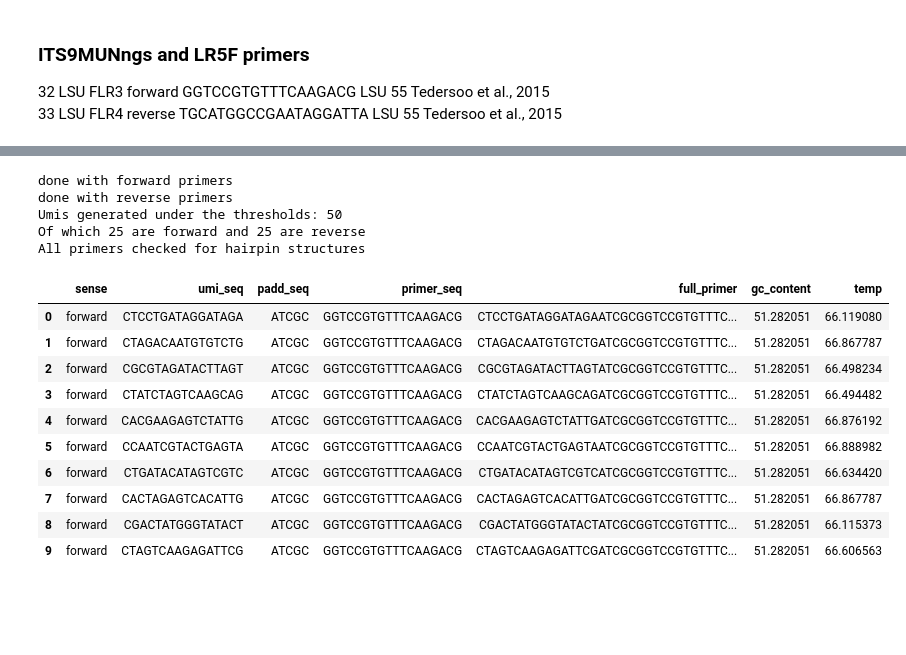
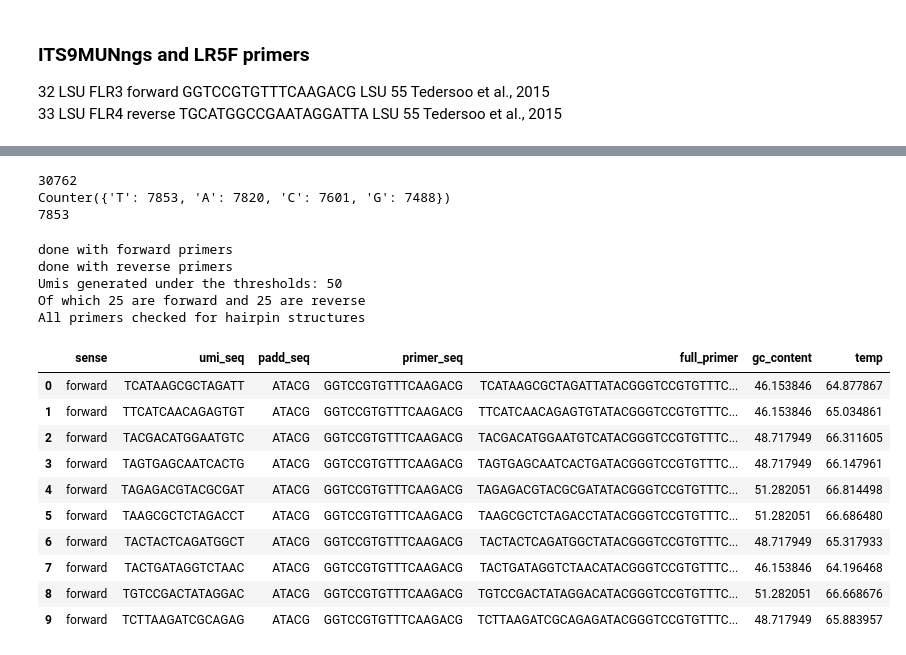
Before and after one commit to mftorres/ENTWINE, a Jupyter notebook: general_tools/create_test_umis.ipynb, the cells around one changed output, grey strips where cells are left out. Drawn from its saved outputs; the diff is of its cells as text; code cells hidden in the pictures; blank space fills up the shorter version.

```diff
--- a/general_tools/create_test_umis.ipynb
+++ b/general_tools/create_test_umis.ipynb
@@ -477,0 +558,7 @@ As a backup region, I will choose LSU because it is a longer fragment and is les
+# %%
+first_nn = [umi[0] for umi in umi_preselected]
+print(len(first_nn)) # should be the same number of umis in the pre-selected list
+print(Counter(first_nn))
+
+umis_selected = [umi for umi in umi_preselected if umi[0] == 'A']
+print(len(umis_selected))
@@ -486,7 +577,11 @@ As a backup region, I will choose LSU because it is a longer fragment and is les
 # blasting this padd against internal transcribed spacer sequences from fungi (core_nt)
 # return no significant matches (too short of a sequence)
 
-padd = 'ATCGC'
+# the selection of pad sequences affect GC content and annealing temperatures
+# AT have fewer bonds and split at lower temperatures
+# this pad is not in the target sequence (at least ITS2 and surrounding regions) nor in the primers
+
+padd = 'ATGAC'
 
 primer_forward = 'TACACACCGCCCGTCG'
 primer_reverse = 'CGATCGATTTGCACGTCAGA'
@@ -495,7 +590,7 @@ gc_min = 46
 gc_max = 54
 
 # no more than 5 degree difference in annealing temperatures between primer pairs
-temp_min = 62
+temp_min = 55
 temp_max = 67
 
 # how many tagged primers to generate
@@ -602,7 +697,7 @@ All primers checked for hairpin structures
 # blasting this padd against internal transcribed spacer sequences from fungi (core_nt)
 # return no significant matches (too short of a sequence)
 
-padd = 'ATCGC'
+padd = 'ATGAC'
 
 primer_forward = 'GTGARTCATCRARTYTTTG'
 primer_reverse = 'CGATCGATTTGCACGTCAGA'
@@ -703,3 +878,14 @@ All primers checked for hairpin structures
+# %%
+first_nn = [umi[0] for umi in umi_preselected]
+print(len(first_nn)) # should be the same number of umis in the pre-selected list
+print(Counter(first_nn))
+
+umis_selected = [umi for umi in umi_preselected if umi[0] == 'T']
+print(len(umis_selected))
+# %% [output]
+30762
+Counter({'T': 7853, 'A': 7820, 'C': 7601, 'G': 7488})
+7853
 # %%
 # finally, calculate GC content and annealing temperature
 # for the remaining 142435 umis (we need 96*2)
@@ -709,7 +895,7 @@ All primers checked for hairpin structures
 # blasting this padd against internal transcribed spacer sequences from fungi (core_nt)
 # return no significant matches (too short of a sequence)
 
-padd = 'ATCGC'
+padd = 'ATACG'
 
 primer_forward = 'GGTCCGTGTTTCAAGACG'
 primer_reverse = 'TGCATGGCCGAATAGGATTA'
@@ -762,40 +948,40 @@ for umi in umis_selected: # umi_preselected[0:20000] if you want to test things
                 break
 
 print('done with reverse primers')
 
 print('Umis generated under the thresholds: %s'%(len(tagged_primers)))
 print('Of which %s are forward and %s are reverse'%(len(tagged_primers[tagged_primers['sense'] == 'forward']),
                                                     len(tagged_primers[tagged_primers['sense'] == 'reverse'])))
 
 # checking for hairpins
 for row in tagged_primers.itertuples():
     for nn in ['A','T','C','G']:
         seq = re.sub('[NRYKMSWBDHV]',nn, row.full_primer, flags = re.IGNORECASE)
         structures = fold(seq) # doesn't like ambiguous nucleotides
         for struct in structures:
             if 'HAIRPIN' in str(struct.desc) and struct.e < 0:
                 print(f"Type: {struct.desc}, Position: {struct.ij}, Delta G: {struct.e:.2f} kcal/mol")
                 print(f"Concerning primer sequence: {row.full_primer.replace}")
 print('All primers checked for hairpin structures')
 
 # save the file
 tagged_primers.to_csv('./FLR3_FLR4-LSU_tagged.csv', sep = '\t', index_label = 'index')
 
 tagged_primers.head(10)
 # %% [output]
 done with forward primers
 done with reverse primers
 Umis generated under the thresholds: 50
 Of which 25 are forward and 25 are reverse
 All primers checked for hairpin structures
 |  | sense | umi_seq | padd_seq | primer_seq | full_primer | gc_content | temp |
-| 0 | forward | CTCCTGATAGGATAGA | ATCGC | GGTCCGTGTTTCAAGACG | CTCCTGATAGGATAGAATCGCGGTCCGTGTTTC... | 51.282051 | 66.119080 |
-| 1 | forward | CTAGACAATGTGTCTG | ATCGC | GGTCCGTGTTTCAAGACG | CTAGACAATGTGTCTGATCGCGGTCCGTGTTTC... | 51.282051 | 66.867787 |
-| 2 | forward | CGCGTAGATACTTAGT | ATCGC | GGTCCGTGTTTCAAGACG | CGCGTAGATACTTAGTATCGCGGTCCGTGTTTC... | 51.282051 | 66.498234 |
-| 3 | forward | CTATCTAGTCAAGCAG | ATCGC | GGTCCGTGTTTCAAGACG | CTATCTAGTCAAGCAGATCGCGGTCCGTGTTTC... | 51.282051 | 66.494482 |
-| 4 | forward | CACGAAGAGTCTATTG | ATCGC | GGTCCGTGTTTCAAGACG | CACGAAGAGTCTATTGATCGCGGTCCGTGTTTC... | 51.282051 | 66.876192 |
-| 5 | forward | CCAATCGTACTGAGTA | ATCGC | GGTCCGTGTTTCAAGACG | CCAATCGTACTGAGTAATCGCGGTCCGTGTTTC... | 51.282051 | 66.888982 |
-| 6 | forward | CTGATACATAGTCGTC | ATCGC | GGTCCGTGTTTCAAGACG | CTGATACATAGTCGTCATCGCGGTCCGTGTTTC... | 51.282051 | 66.634420 |
-| 7 | forward | CACTAGAGTCACATTG | ATCGC | GGTCCGTGTTTCAAGACG | CACTAGAGTCACATTGATCGCGGTCCGTGTTTC... | 51.282051 | 66.867787 |
-| 8 | forward | CGACTATGGGTATACT | ATCGC | GGTCCGTGTTTCAAGACG | CGACTATGGGTATACTATCGCGGTCCGTGTTTC... | 51.282051 | 66.115373 |
-| 9 | forward | CTAGTCAAGAGATTCG | ATCGC | GGTCCGTGTTTCAAGACG | CTAGTCAAGAGATTCGATCGCGGTCCGTGTTTC... | 51.282051 | 66.606563 |
+| 0 | forward | TCATAAGCGCTAGATT | ATACG | GGTCCGTGTTTCAAGACG | TCATAAGCGCTAGATTATACGGGTCCGTGTTTC... | 46.153846 | 64.877867 |
+| 1 | forward | TTCATCAACAGAGTGT | ATACG | GGTCCGTGTTTCAAGACG | TTCATCAACAGAGTGTATACGGGTCCGTGTTTC... | 46.153846 | 65.034861 |
+| 2 | forward | TACGACATGGAATGTC | ATACG | GGTCCGTGTTTCAAGACG | TACGACATGGAATGTCATACGGGTCCGTGTTTC... | 48.717949 | 66.311605 |
+| 3 | forward | TAGTGAGCAATCACTG | ATACG | GGTCCGTGTTTCAAGACG | TAGTGAGCAATCACTGATACGGGTCCGTGTTTC... | 48.717949 | 66.147961 |
+| 4 | forward | TAGAGACGTACGCGAT | ATACG | GGTCCGTGTTTCAAGACG | TAGAGACGTACGCGATATACGGGTCCGTGTTTC... | 51.282051 | 66.814498 |
+| 5 | forward | TAAGCGCTCTAGACCT | ATACG | GGTCCGTGTTTCAAGACG | TAAGCGCTCTAGACCTATACGGGTCCGTGTTTC... | 51.282051 | 66.686480 |
+| 6 | forward | TACTACTCAGATGGCT | ATACG | GGTCCGTGTTTCAAGACG | TACTACTCAGATGGCTATACGGGTCCGTGTTTC... | 48.717949 | 65.317933 |
+| 7 | forward | TACTGATAGGTCTAAC | ATACG | GGTCCGTGTTTCAAGACG | TACTGATAGGTCTAACATACGGGTCCGTGTTTC... | 46.153846 | 64.196468 |
+| 8 | forward | TGTCCGACTATAGGAC | ATACG | GGTCCGTGTTTCAAGACG | TGTCCGACTATAGGACATACGGGTCCGTGTTTC... | 51.282051 | 66.668676 |
+| 9 | forward | TCTTAAGATCGCAGAG | ATACG | GGTCCGTGTTTCAAGACG | TCTTAAGATCGCAGAGATACGGGTCCGTGTTTC... | 48.717949 | 65.883957 |
```
Also changed, not shown: parts of 8 cells of this notebook.
